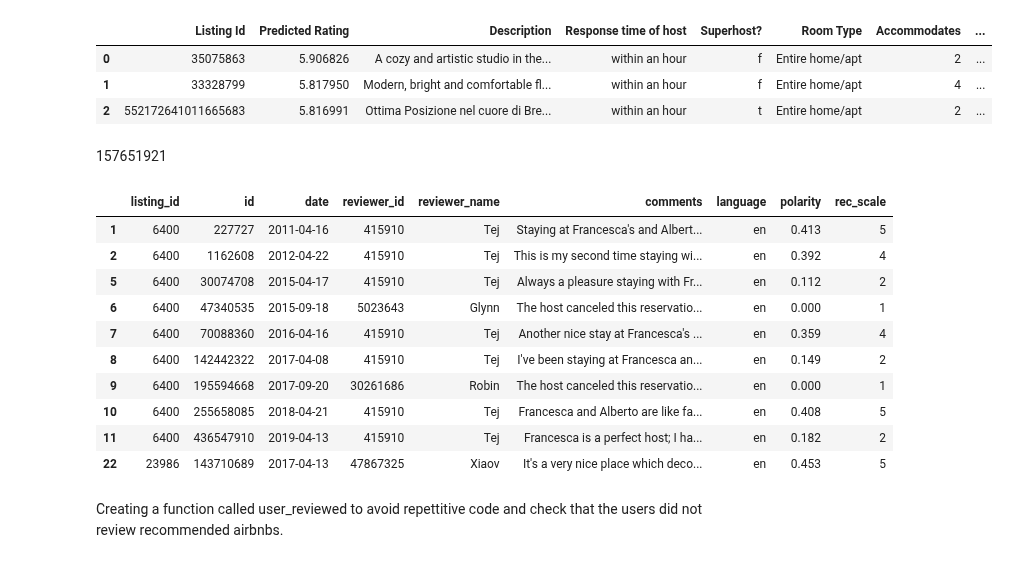
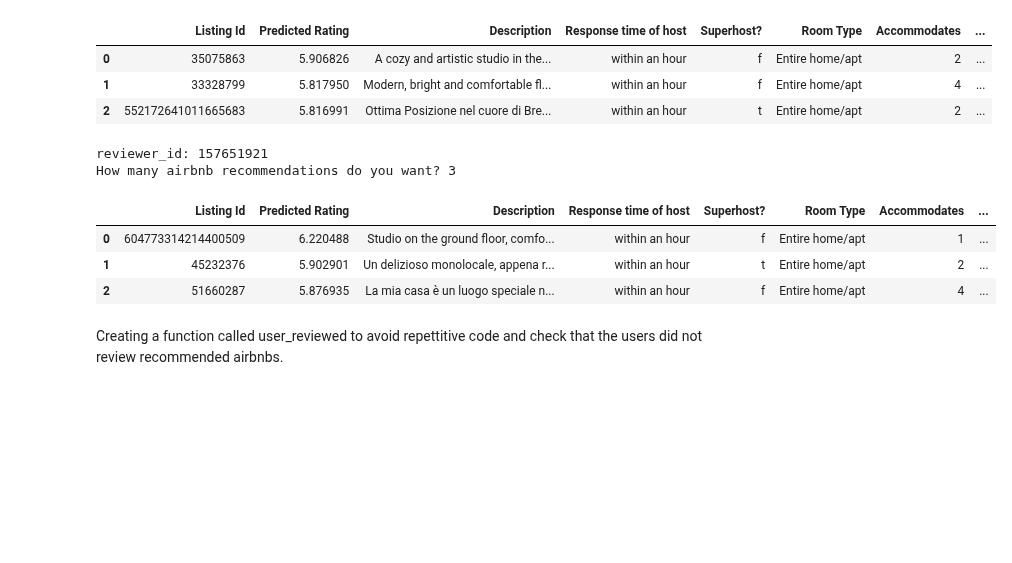
Before and after one commit to anat-jacobson/Airbnb-Recommender, a Jupyter notebook: Airbnb_Recommender_Collab_Filtering.ipynb, the cells around one changed output. Saved outputs shown, nothing was run; the diff lists cells and outputs as text; code cells hidden in the pictures; blank space fills up the shorter version.

```diff
--- a/Airbnb_Recommender_Collab_Filtering.ipynb
+++ b/Airbnb_Recommender_Collab_Filtering.ipynb
@@ -1412,22 +1419,16 @@ How many airbnb recommendations do you want? 3
 | 0 | 35075863 | 5.906826 | A cozy and artistic studio in the... | within an hour | f | Entire home/apt | 2 | ... |
 | 1 | 33328799 | 5.817950 | Modern, bright and comfortable fl... | within an hour | f | Entire home/apt | 4 | ... |
 | 2 | 552172641011665683 | 5.816991 | Ottima Posizione nel cuore di Bre... | within an hour | t | Entire home/apt | 2 | ... |
-# %% [markdown]
-157651921
-# %%
-final_df.head(10)
-# %% [output]
-|  | listing_id | id | date | reviewer_id | reviewer_name | comments | language | polarity | rec_scale |
-| 1 | 6400 | 227727 | 2011-04-16 | 415910 | Tej | Staying at Francesca's and Albert... | en | 0.413 | 5 |
-| 2 | 6400 | 1162608 | 2012-04-22 | 415910 | Tej | This is my second time staying wi... | en | 0.392 | 4 |
-| 5 | 6400 | 30074708 | 2015-04-17 | 415910 | Tej | Always a pleasure staying with Fr... | en | 0.112 | 2 |
-| 6 | 6400 | 47340535 | 2015-09-18 | 5023643 | Glynn | The host canceled this reservatio... | en | 0.000 | 1 |
-| 7 | 6400 | 70088360 | 2016-04-16 | 415910 | Tej | Another nice stay at Francesca's ... | en | 0.359 | 4 |
-| 8 | 6400 | 142442322 | 2017-04-08 | 415910 | Tej | I've been staying at Francesca an... | en | 0.149 | 2 |
-| 9 | 6400 | 195594668 | 2017-09-20 | 30261686 | Robin | The host canceled this reservatio... | en | 0.000 | 1 |
-| 10 | 6400 | 255658085 | 2018-04-21 | 415910 | Tej | Francesca and Alberto are like fa... | en | 0.408 | 5 |
-| 11 | 6400 | 436547910 | 2019-04-13 | 415910 | Tej | Francesca is a perfect host; I ha... | en | 0.182 | 2 |
-| 22 | 23986 | 143710689 | 2017-04-13 | 47867325 | Xiaov | It's a very nice place which deco... | en | 0.453 | 5 |
+# %%
+#157651921
+rec_airbnbs_info()
+# %% [output]
+reviewer_id: 157651921
+How many airbnb recommendations do you want? 3
+|  | Listing Id | Predicted Rating | Description | Response time of host | Superhost? | Room Type | Accommodates | ... |
+| 0 | 604773314214400509 | 6.220488 | Studio on the ground floor, comfo... | within an hour | f | Entire home/apt | 1 | ... |
+| 1 | 45232376 | 5.902901 | Un delizioso monolocale, appena r... | within an hour | t | Entire home/apt | 2 | ... |
+| 2 | 51660287 | 5.876935 | La mia casa è un luogo speciale n... | within an hour | f | Entire home/apt | 4 | ... |
 # %% [markdown]
 Creating a function called user_reviewed to avoid repettitive code and check that the users did not review recommended airbnbs.
 # %%
```
Also changed, not shown: parts of 2 cells of this notebook.
